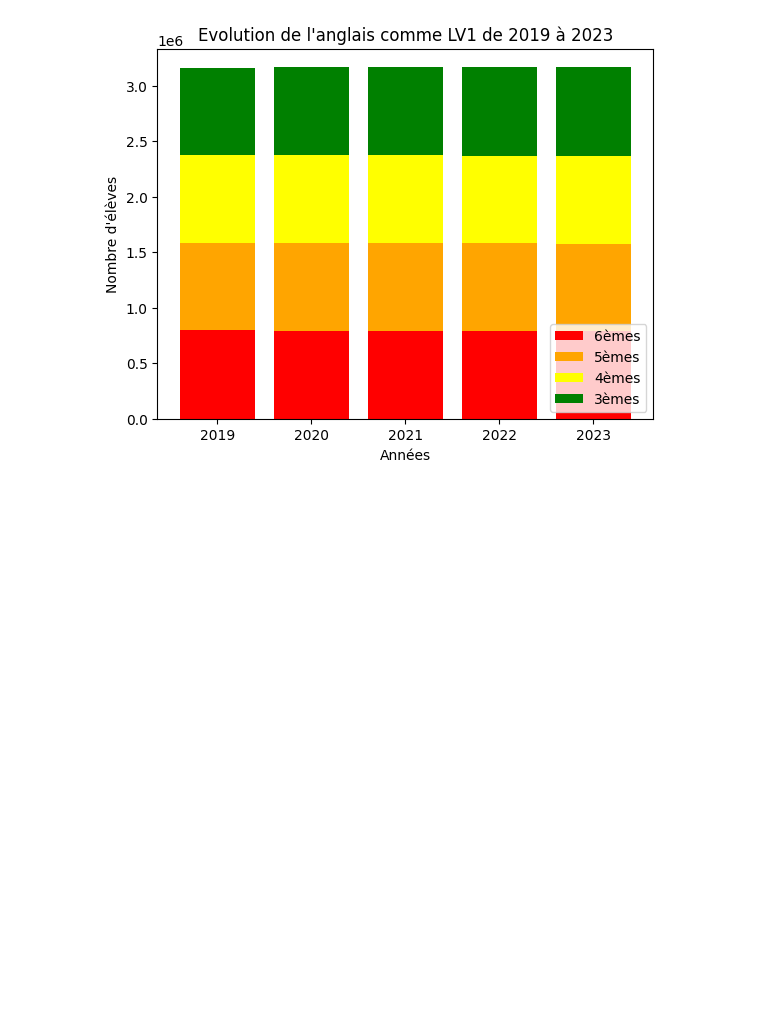
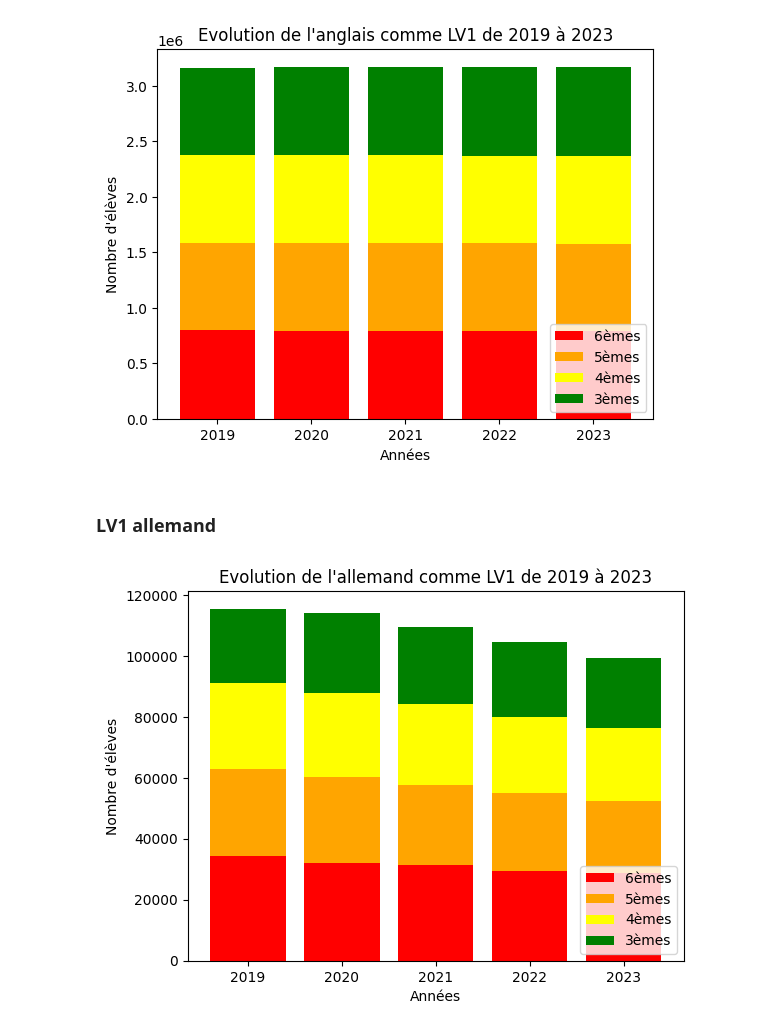
Before and after one commit to margotlafond/projet-info, a Jupyter notebook: analyse_data2.ipynb, the cells around one changed output. Drawn from its saved outputs; the diff is of its cells as text; code cells hidden in the pictures; blank space fills up the shorter version.

```diff
--- a/analyse_data2.ipynb
+++ b/analyse_data2.ipynb
@@ -74,0 +54,23 @@ plt.show()
+# %% [markdown]
+### LV1 allemand
+# %%
+lv1all = df.pivot_table(values = ["6èmes LV1 allemand", "5èmes LV1 allemand", "4èmes LV1 allemand", "3èmes LV1 allemand"], index = 'Rentrée scolaire', aggfunc = 'sum')
+
+all3e1 = list(lv1all['3èmes LV1 allemand'])
+all4e1 = list(lv1all['4èmes LV1 allemand'])
+all5e1 = list(lv1all['5èmes LV1 allemand'])
+all6e1 = list(lv1all['6èmes LV1 allemand'])
+annees = [2019, 2020, 2021, 2022, 2023]
+
+plt.bar(annees, all6e1, color='red', label='6èmes')
+plt.bar(annees, all5e1, color='orange', bottom = all6e1, label='5èmes')
+plt.bar(annees, all4e1, color='yellow', bottom = np.array(all6e1)+np.array(all5e1), label='4èmes')
+plt.bar(annees, all3e1, color='green', bottom = np.array(all6e1)+np.array(all5e1)+np.array(all4e1), label='3èmes')
+
+plt.title("Evolution de l'allemand comme LV1 de 2019 à 2023")
+plt.xlabel('Années')
+plt.ylabel("Nombre d'élèves")
+plt.legend(loc = 'lower right')
+plt.show()
+# %% [output]
+[figure, added]
```
Also changed, not shown: parts of 10 cells of this notebook.
